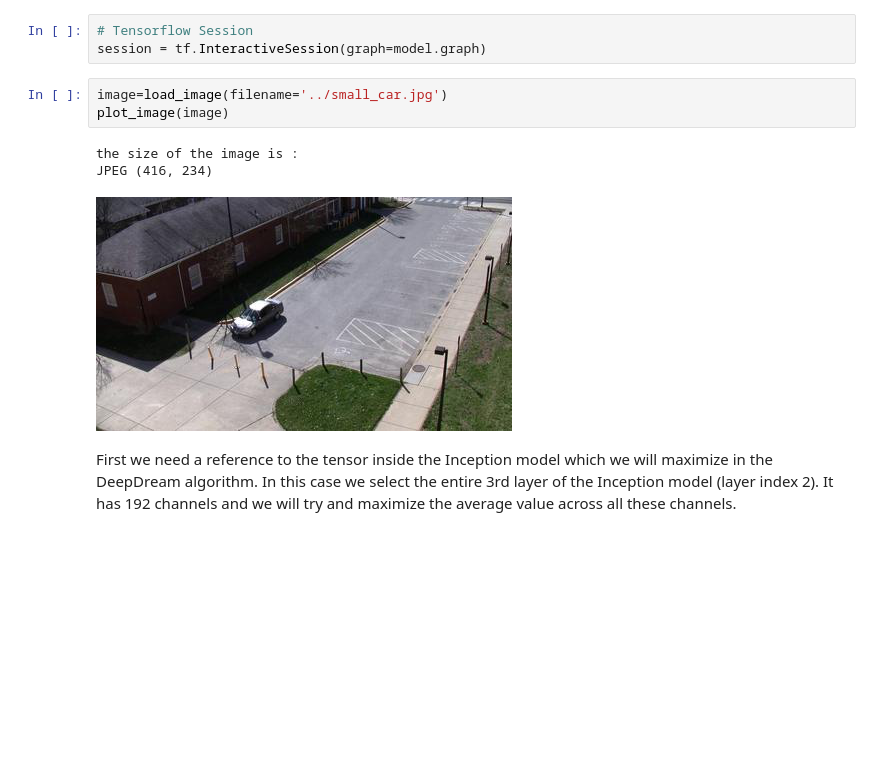
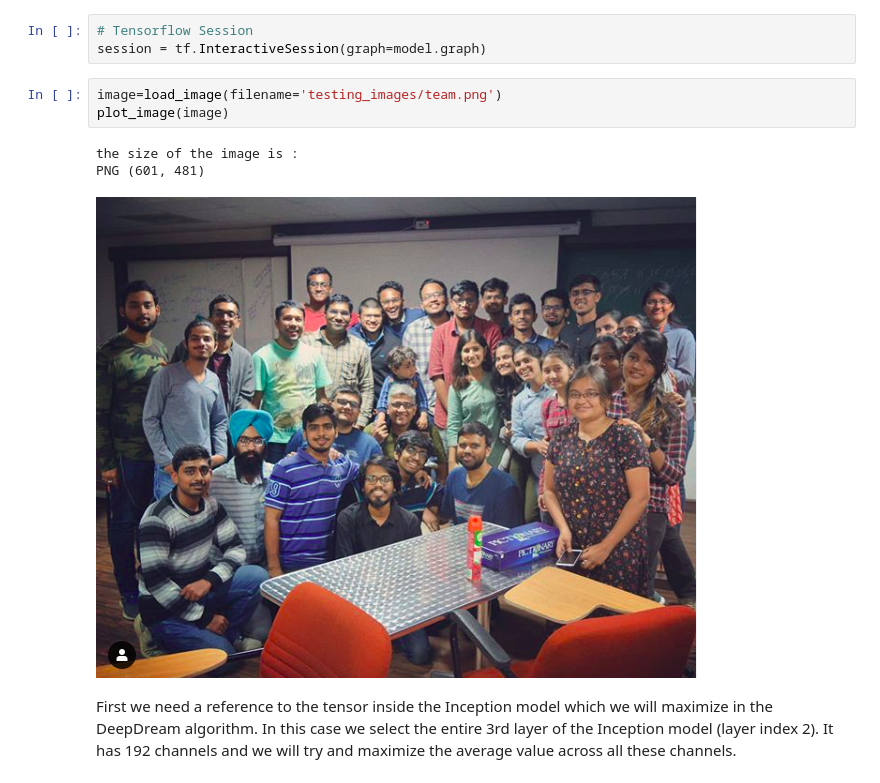
Before and after one commit to siddu1998/Internship-Indian-Institute-of-Science, a Jupyter notebook: RP1/Code/DeepDream_using_tensorflow.ipynb, the cells around one changed output. Drawn from its saved outputs; the diff is of its cells as text; blank space fills up the shorter version.

```diff
--- a/RP1/Code/DeepDream_using_tensorflow.ipynb
+++ b/RP1/Code/DeepDream_using_tensorflow.ipynb
@@ -387,12 +387,12 @@ def recursive_optimize(layer_tensor, image,
 # Tensorflow Session
 session = tf.InteractiveSession(graph=model.graph)
 # %%
-image=load_image(filename='../small_car.jpg')
+image=load_image(filename='testing_images/team.png')
 plot_image(image)
 # %% [output]
 the size of the image is :
-JPEG (416, 234)
+PNG (601, 481)
-[figure, old version]
+[figure, new version]
 # %% [markdown]
 First we need a reference to the tensor inside the Inception model which we will maximize in the DeepDream algorithm. In this case we select the entire 3rd layer of the Inception model (layer index 2). It has 192 channels and we
 will try and maximize the average value across all these channels.
```
Also changed, not shown: parts of 4 cells of this notebook, 28 other files.
